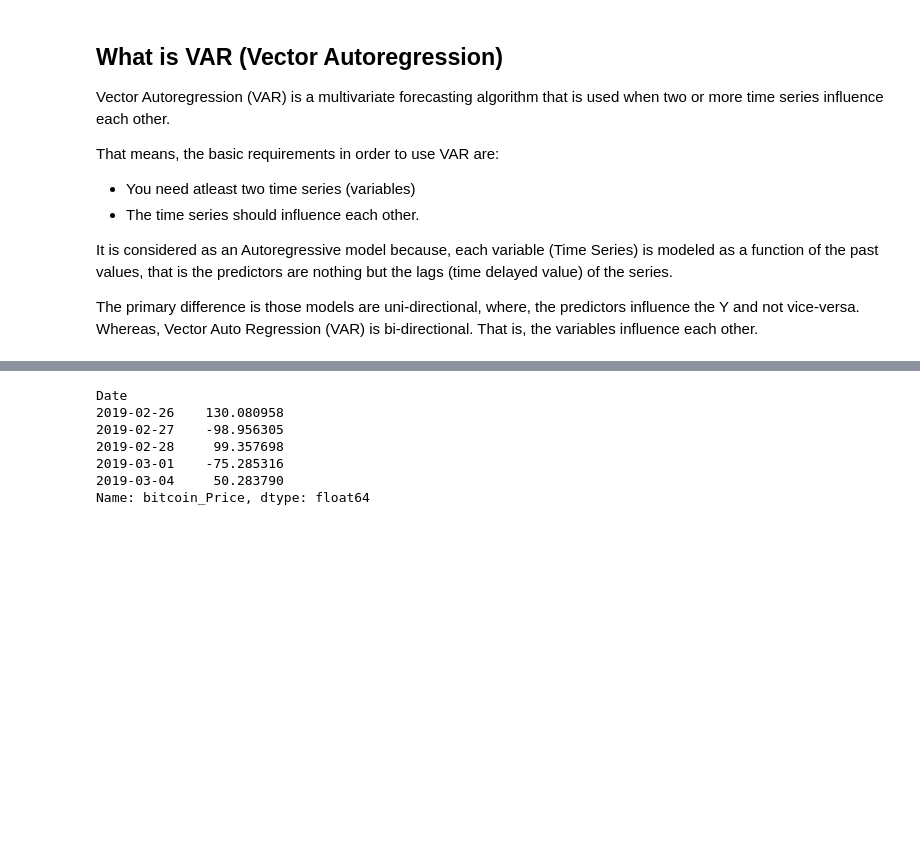
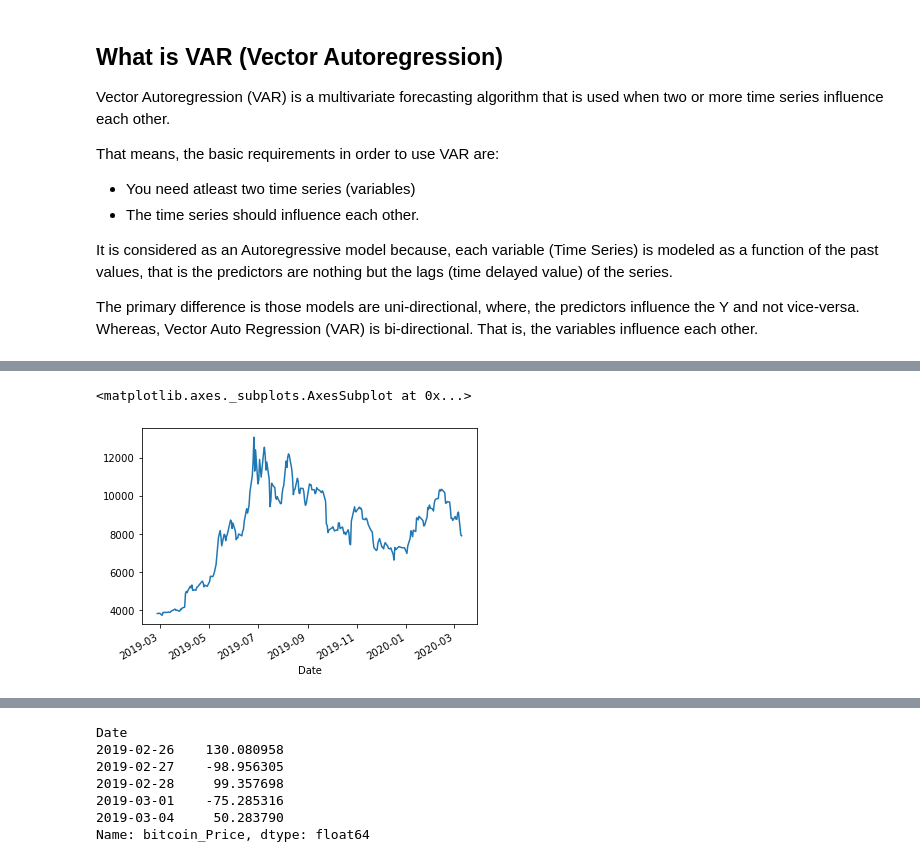
Before and after one commit to herrfeder/DataScientist, a Jupyter notebook: Project_05_Capstone_Stock_Chart_Analysis/04_model_VAR.ipynb, the cells around one changed output, grey strips where cells are left out. Saved outputs shown, nothing was run; the diff lists cells and outputs as text; code cells hidden in the pictures; blank space fills up the shorter version.

```diff
--- a/Project_05_Capstone_Stock_Chart_Analysis/04_model_VAR.ipynb
+++ b/Project_05_Capstone_Stock_Chart_Analysis/04_model_VAR.ipynb
@@ -70,3 +146,8 @@ A date index has been provided, but it has no associated frequency information a
+# %%
+valid_slice["bitcoin_Price"].plot()
+# %% [output]
+<matplotlib.axes._subplots.AxesSubplot at 0x...>
+[figure, added]
 # %%
 train["bitcoin_Price"] = train["bitcoin_Price"].diff()
 train["bitcoin_30_day_ma"] = train["bitcoin_30_day_ma"].diff()
```
Also changed, not shown: parts of 12 cells of this notebook, 4 other files.
